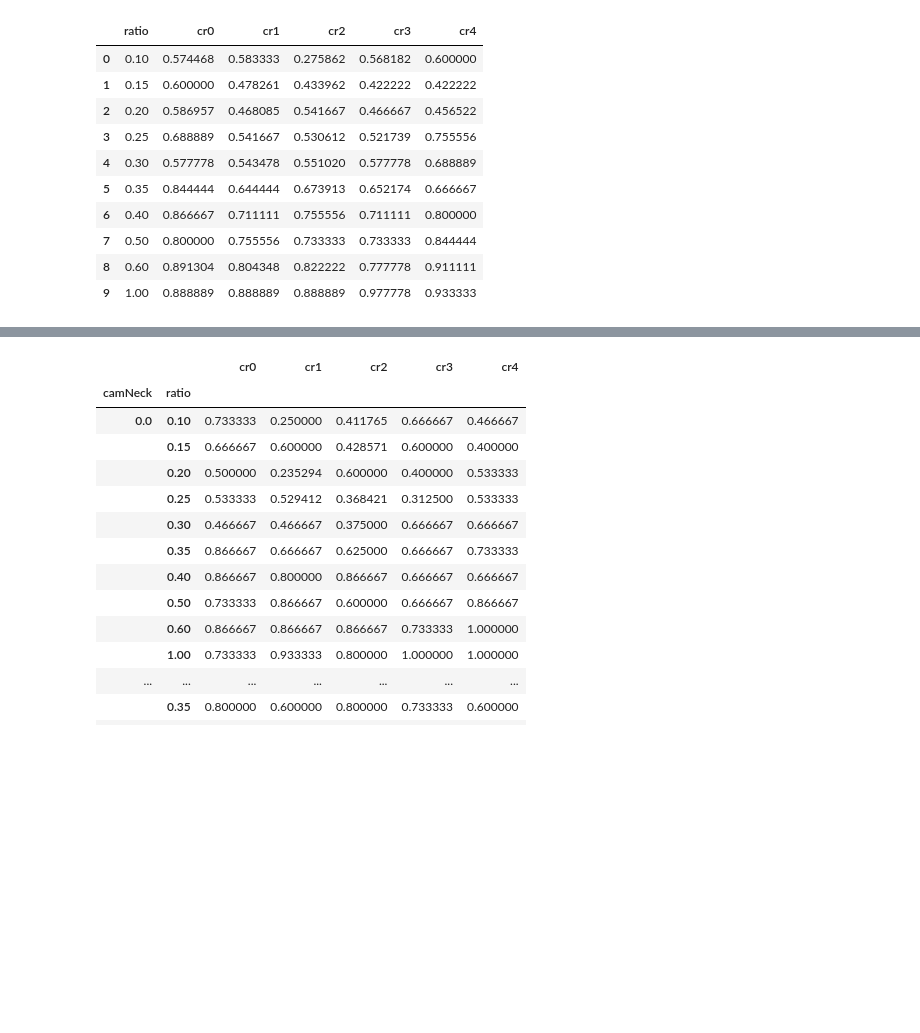
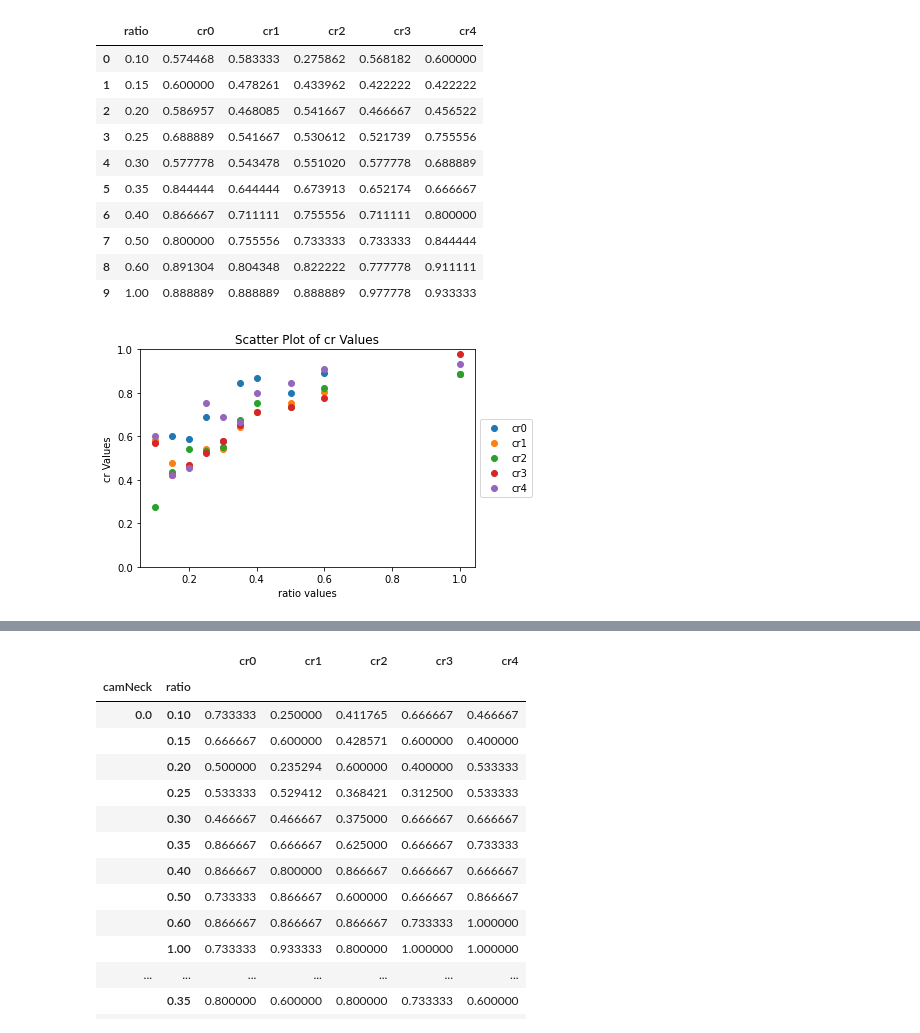
Before and after one commit to ZHTis/count, a Jupyter notebook: datacolin/datacolin.ipynb, the cells around one changed output, grey strips where cells are left out. Saved outputs shown, nothing was run; the diff lists cells and outputs as text; code cells hidden in the pictures; blank space fills up the shorter version.

```diff
--- a/datacolin/datacolin.ipynb
+++ b/datacolin/datacolin.ipynb
@@ -333,3 +335,19 @@ cr_which_group('ratio')
 | 7 | 0.50 | 0.800000 | 0.755556 | 0.733333 | 0.733333 | 0.844444 |
 | 8 | 0.60 | 0.891304 | 0.804348 | 0.822222 | 0.777778 | 0.911111 |
 | 9 | 1.00 | 0.888889 | 0.888889 | 0.888889 | 0.977778 | 0.933333 |
+# %%
+df = cr_which_group('ratio')
+import matplotlib.pyplot as plt
+
+for i in range(5):
+    plt.scatter(df['ratio'], df[f'cr{i}'], label=f'cr{i}')
+
+
+plt.title('Scatter Plot of cr Values')
+plt.xlabel('ratio values')
+plt.ylabel('cr Values')
+plt.ylim(0, 1)
+plt.legend(loc='center left', bbox_to_anchor=(1, 0.5))
+plt.show()
+# %% [output]
+[figure, added]
```
Also changed, not shown: parts of 11 cells of this notebook.
